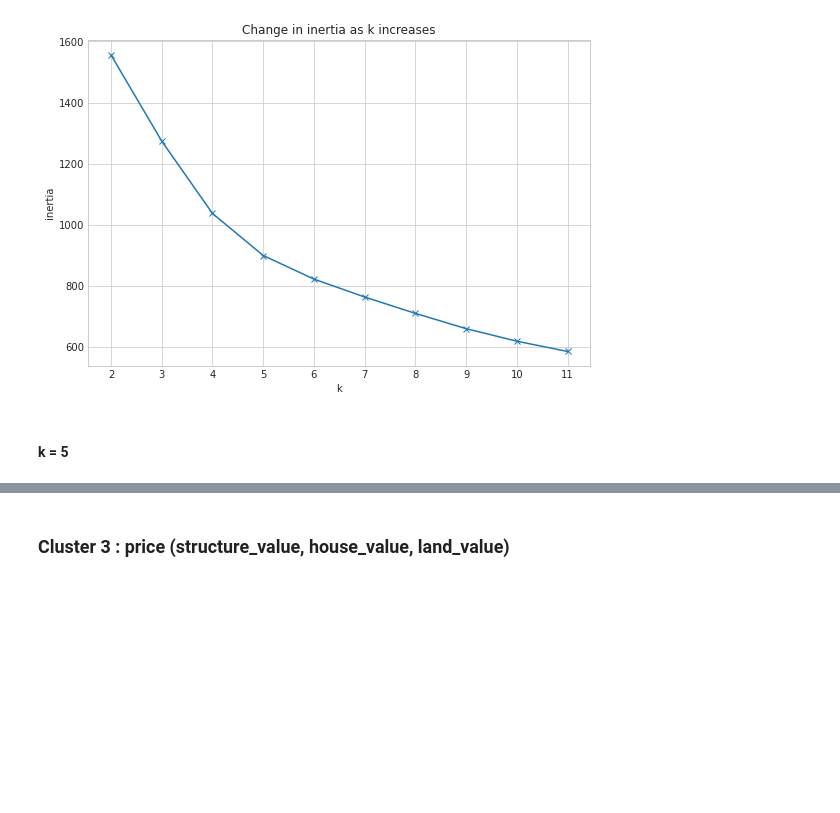
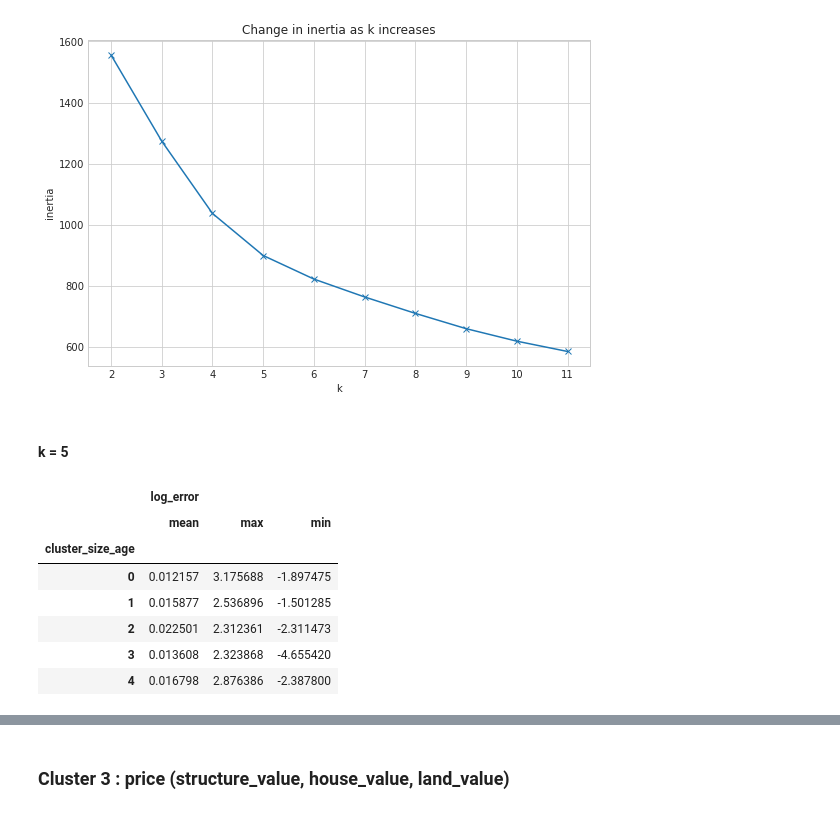
Before and after one commit to Chenchen070/zillow_clustering_project, a Jupyter notebook: zillow_clustering_project_final_notebook.ipynb, the cells around one changed output, grey strips where cells are left out. Saved outputs shown, nothing was run; the diff lists cells and outputs as text; code cells hidden in the pictures; blank space fills up the shorter version.

```diff
--- a/zillow_clustering_project_final_notebook.ipynb
+++ b/zillow_clustering_project_final_notebook.ipynb
@@ -346,3 +378,16 @@ kmeans2.fit(x2)
 
 cluster_size_age = kmeans2.predict(x2)
 x_train_scaled_with_dummy['claster_size_age'] = cluster_size_age
+# %%
+claster_size_age_with_log_error = pd.DataFrame({'log_error': y_train.log_error})
+claster_size_age_with_log_error['cluster_size_age'] = cluster_size_age
+claster_size_age_with_log_error.groupby("cluster_size_age").agg(['mean', 'max', 'min'])
+# %% [output]
+|  | log_error |  |  |
+|  | mean | max | min |
+| cluster_size_age |  |  |  |
+| 0 | 0.012157 | 3.175688 | -1.897475 |
+| 1 | 0.015877 | 2.536896 | -1.501285 |
+| 2 | 0.022501 | 2.312361 | -2.311473 |
+| 3 | 0.013608 | 2.323868 | -4.655420 |
+| 4 | 0.016798 | 2.876386 | -2.387800 |
```
Also changed, not shown: parts of 15 cells of this notebook.
